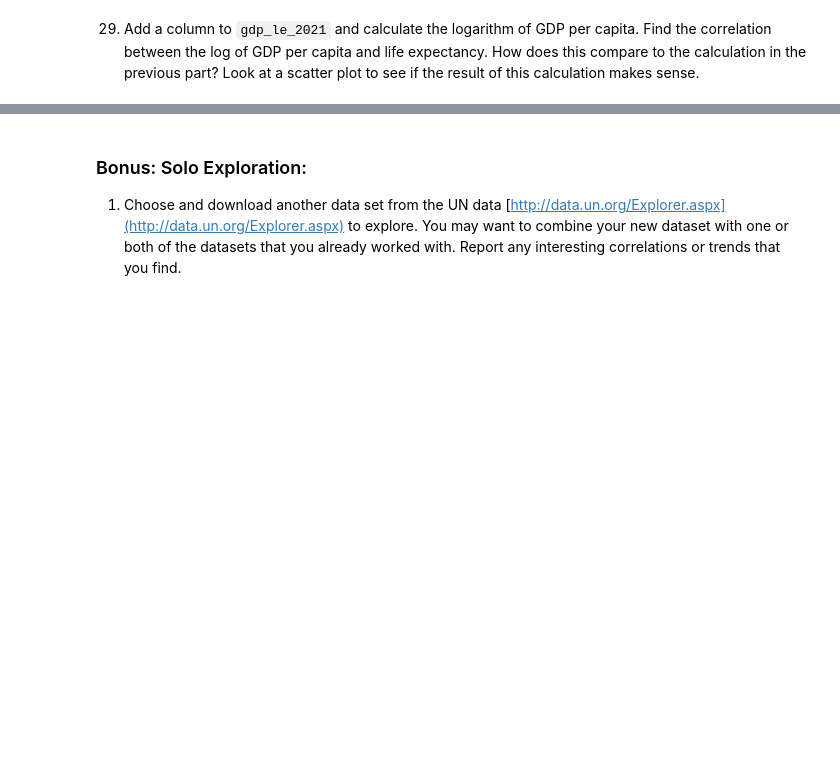
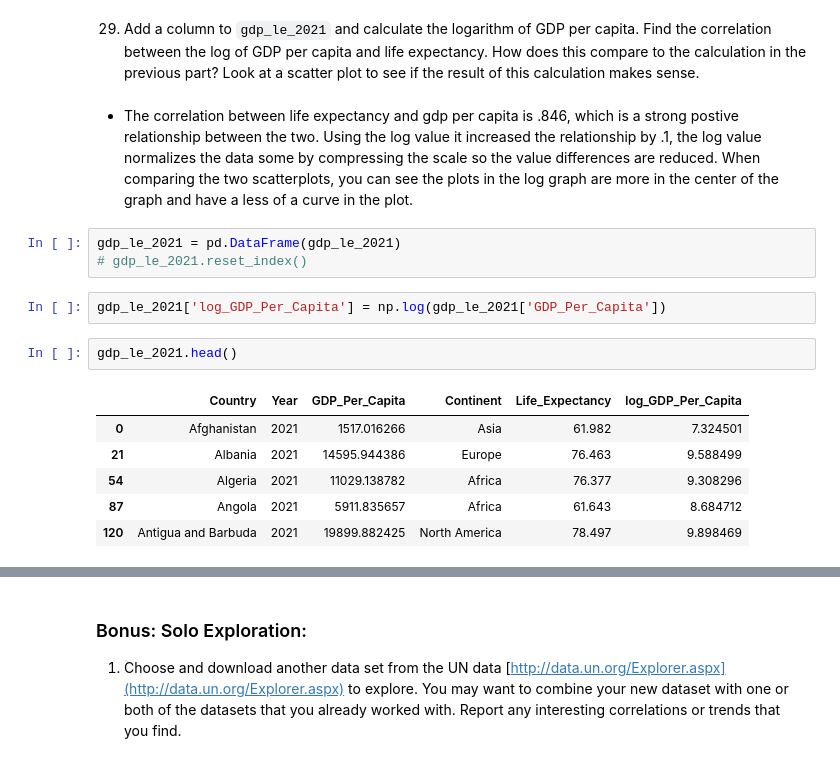
Before and after one commit to nss-data-science-cohort-8/un-exploration-vickitaylor, a Jupyter notebook: notebooks/un_data_exploration.ipynb, the cells around one changed output, grey strips where cells are left out. Drawn from its saved outputs; the diff is of its cells as text; blank space fills up the shorter version.

```diff
--- a/notebooks/un_data_exploration.ipynb
+++ b/notebooks/un_data_exploration.ipynb
@@ -772,3 +775,19 @@ gdp_le_2021[['Life_Expectancy', 'GDP_Per_Capita']].corr()
 | GDP_Per_Capita | 0.745081 | 1.000000 |
 # %% [markdown]
 29. Add a column to `gdp_le_2021` and calculate the logarithm of GDP per capita. Find the correlation between the log of GDP per capita and life expectancy. How does this compare to the calculation in the previous part? Look at a scatter plot to see if the result of this calculation makes sense.
+# %% [markdown]
+- The correlation between life expectancy and gdp per capita is .846, which is a strong postive relationship between the two. Using the log value it increased the relationship by .1, the log value normalizes the data some by compressing the scale so the value differences are reduced. When comparing the two scatterplots, you can see the plots in the log graph are more in the center of the graph and have a less of a curve in the plot.
+# %%
+gdp_le_2021 = pd.DataFrame(gdp_le_2021)
+# gdp_le_2021.reset_index()
+# %%
+gdp_le_2021['log_GDP_Per_Capita'] = np.log(gdp_le_2021['GDP_Per_Capita'])
+# %%
+gdp_le_2021.head()
+# %% [output]
+|  | Country | Year | GDP_Per_Capita | Continent | Life_Expectancy | log_GDP_Per_Capita |
+| 0 | Afghanistan | 2021 | 1517.016266 | Asia | 61.982 | 7.324501 |
+| 21 | Albania | 2021 | 14595.944386 | Europe | 76.463 | 9.588499 |
+| 54 | Algeria | 2021 | 11029.138782 | Africa | 76.377 | 9.308296 |
+| 87 | Angola | 2021 | 5911.835657 | Africa | 61.643 | 8.684712 |
+| 120 | Antigua and Barbuda | 2021 | 19899.882425 | North America | 78.497 | 9.898469 |
```
Also changed, not shown: parts of 3 cells of this notebook.
